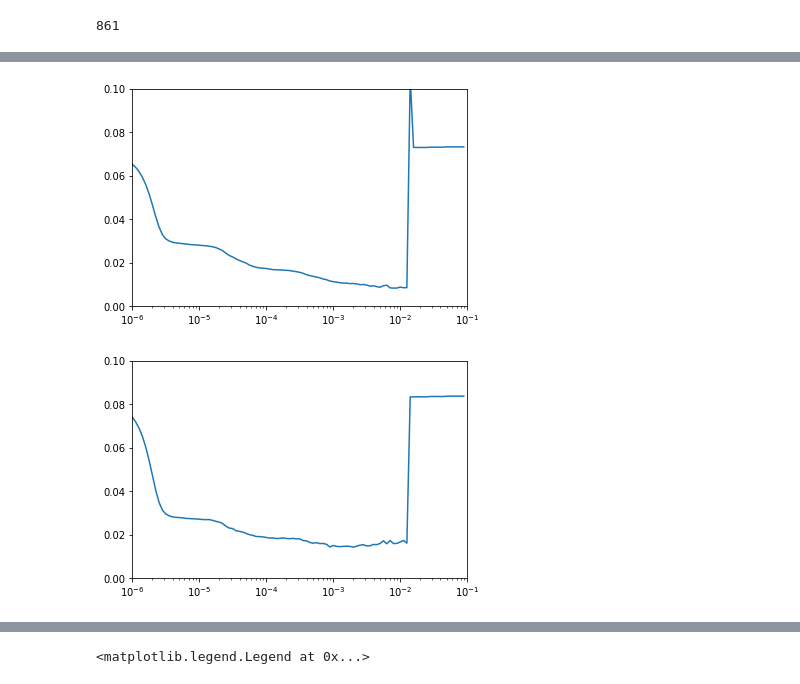
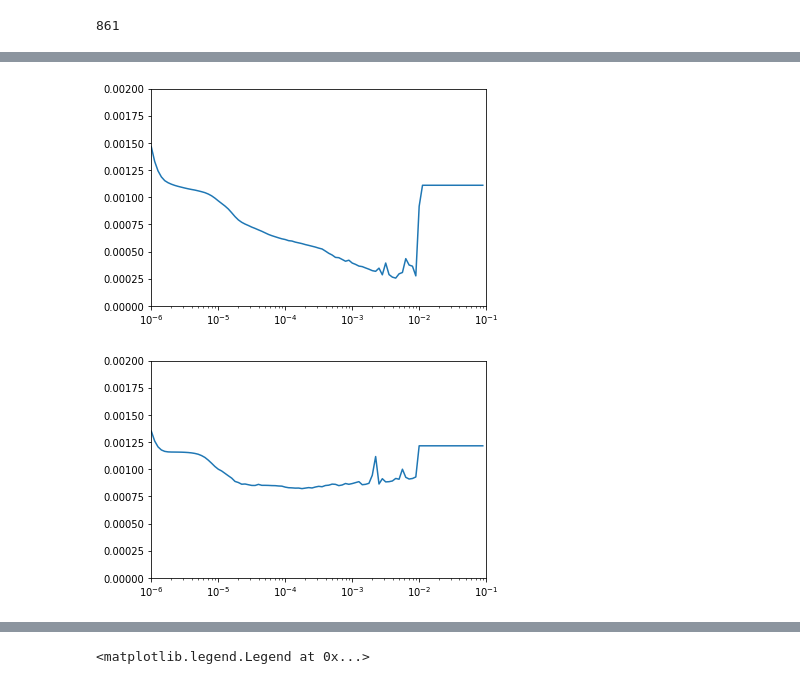
Before and after one commit to albertum1/cfc_team, a Jupyter notebook: 03-DilatedCNN.ipynb, the cells around one changed output, grey strips where cells are left out. Saved outputs shown, nothing was run; the diff lists cells and outputs as text; code cells hidden in the pictures.

Commit message:
adding counts to model

```diff
--- a/03-DilatedCNN.ipynb
+++ b/03-DilatedCNN.ipynb
@@ -59,7 +74,2 @@ for each in regions:
 # %%
-merge_df = pd.concat([merge_df[regions], merge_df.drop(columns = regions)], axis =1)
-merge_df['Date'] = pd.date_range(start = '2005-01-01', end = '2020-10-31')
-merge_df.set_index('Date', inplace=True)
+merge_df = pd.concat([merge_df[fire_regions], merge_df.drop(columns = fire_regions)], axis =1)
-# %%
-for i in regions:
-    merge_df[i] = np.log1p(merge_df[i])
@@ -111,7 +132,7 @@ def split_sequence(sequences, n_steps_in, n_steps_out):
 
     return np.array(X), np.array(y)
 # %%
-n_steps_in, n_steps_out = 365, 123
+n_steps_in, n_steps_out = 123, 123
 # %%
 X, y = split_sequence(_train, n_steps_in, n_steps_out)
 y.shape
@@ -200,7 +221,7 @@ lr_schedule = tf.keras.callbacks.LearningRateScheduler(
     lambda epoch: 1e-6 * 10**(epoch / 20))
 optimizer = tf.keras.optimizers.Adam(lr = 1e-6)
 
-model.compile(optimizer, loss=tf.keras.losses.Huber(), metrics = ['mae'])
+model.compile(optimizer, loss= 'mean_squared_error', metrics = ['mae'])
 # %%
 history = model.fit(X_train, y_train, epochs = 100, callbacks = [lr_schedule], validation_data = (X_valid, y_valid))
 # %% [output]
@@ -224,13 +246,13 @@ Epoch 100/100
 # %%
 plt.semilogx(history.history["lr"], history.history["loss"])
-plt.axis([1e-6, 1e-1, 0, .1]);
+plt.axis([1e-6, 1e-1, 0, .002]);
 # %% [output]
-[figure, old version]
+[figure, new version]
 # %%
 plt.semilogx(history.history["lr"], history.history["val_loss"])
-plt.axis([1e-6, 1e-1, 0, .1]);
+plt.axis([1e-6, 1e-1, 0, .002]);
 # %% [output]
-[figure, old version]
+[figure, new version]
 # %%
 
 n_filters = 32 # 32
```
Also changed, not shown: parts of 22 cells of this notebook.
